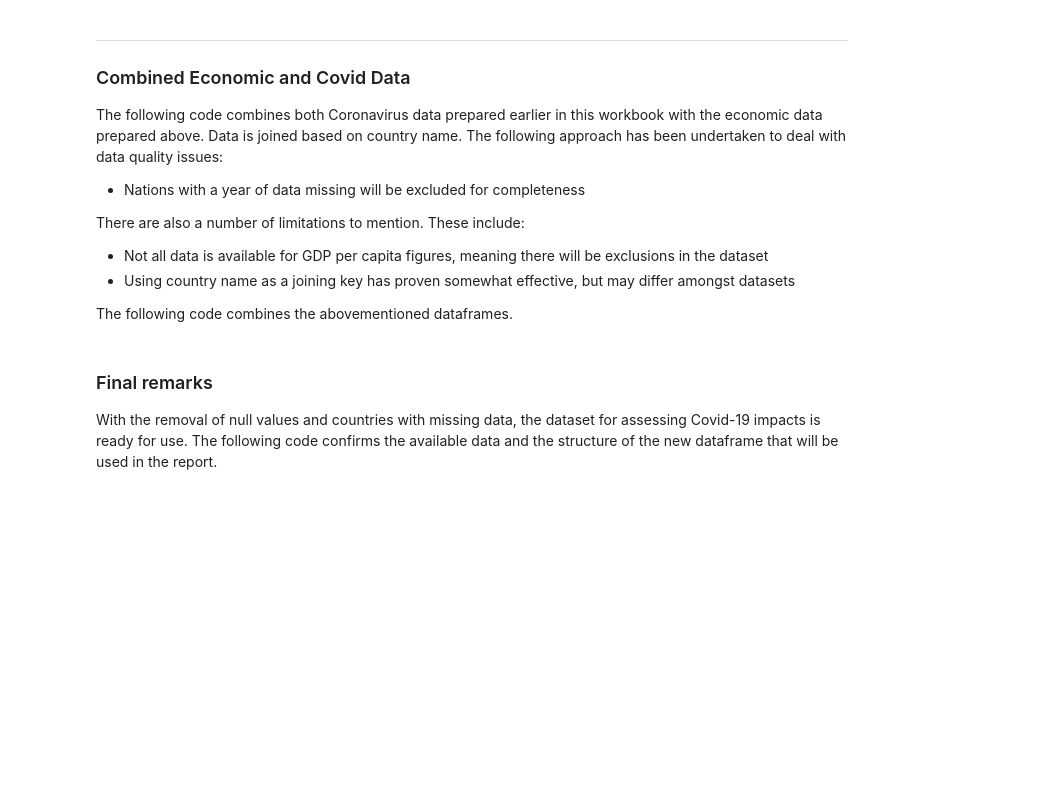
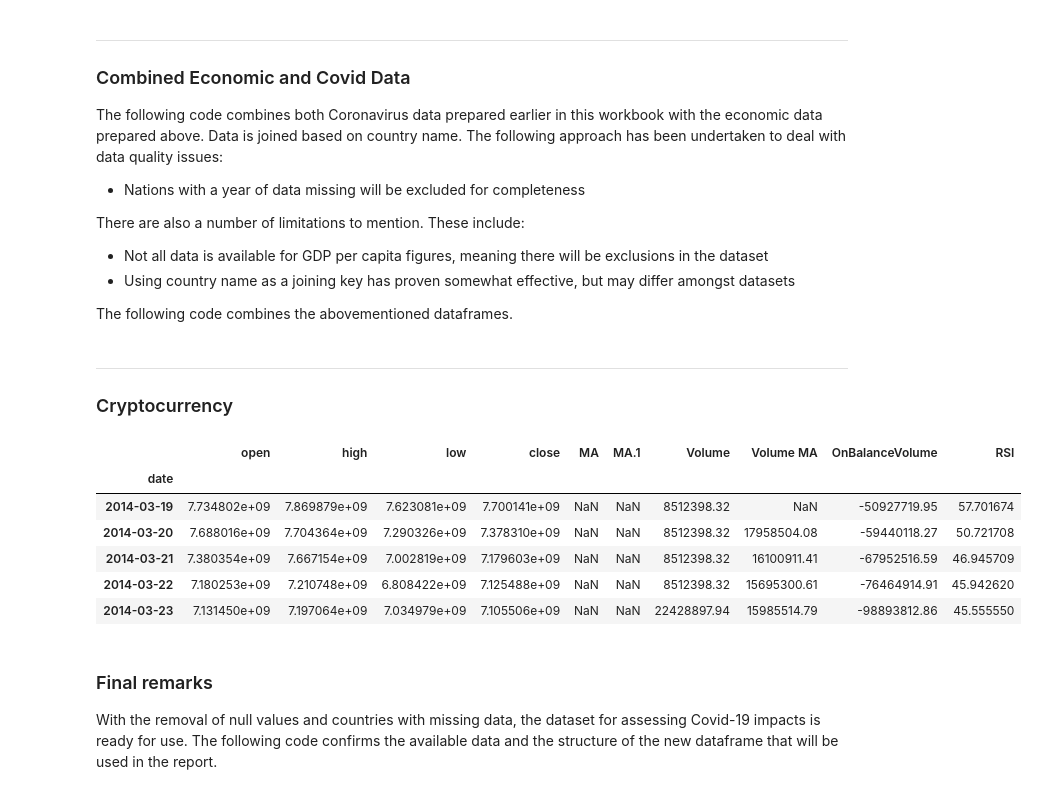
Before and after one commit to Arkiea/Project-1-group-B, a Jupyter notebook: Data Collection.ipynb, the cells around one changed output. Drawn from its saved outputs; the diff is of its cells as text; code cells hidden in the pictures; blank space fills up the shorter version.

Commit message:
Updated data collection and added CSV's

```diff
--- a/Data Collection.ipynb
+++ b/Data Collection.ipynb
@@ -210,3 +241,24 @@ eco_covid = eco_covid[eco_covid['Latitude'].notna()]
 
 # Select only relevant columns
 eco_covid = eco_covid.iloc[:,[0,2,3,4,6,7,9,10]]
+# %% [markdown]
+---
+
+### Cryptocurrency
+# %%
+# Specify the path used where the data is located
+crypto_tmc_path = Path("./crypto_tmc.csv")
+
+# Read the CSV file
+crypto_tmc_data = pd.read_csv(crypto_tmc_path, index_col="date", infer_datetime_format=True, parse_dates=True)
+
+# Generate sample data
+crypto_tmc_data.head(5)
+# %% [output]
+|  | open | high | low | close | MA | MA.1 | Volume | Volume MA | OnBalanceVolume | RSI |
+| date |  |  |  |  |  |  |  |  |  |  |
+| 2014-03-19 | 7.734802e+09 | 7.869879e+09 | 7.623081e+09 | 7.700141e+09 | NaN | NaN | 8512398.32 | NaN | -50927719.95 | 57.701674 |
+| 2014-03-20 | 7.688016e+09 | 7.704364e+09 | 7.290326e+09 | 7.378310e+09 | NaN | NaN | 8512398.32 | 17958504.08 | -59440118.27 | 50.721708 |
+| 2014-03-21 | 7.380354e+09 | 7.667154e+09 | 7.002819e+09 | 7.179603e+09 | NaN | NaN | 8512398.32 | 16100911.41 | -67952516.59 | 46.945709 |
+| 2014-03-22 | 7.180253e+09 | 7.210748e+09 | 6.808422e+09 | 7.125488e+09 | NaN | NaN | 8512398.32 | 15695300.61 | -76464914.91 | 45.942620 |
+| 2014-03-23 | 7.131450e+09 | 7.197064e+09 | 7.034979e+09 | 7.105506e+09 | NaN | NaN | 22428897.94 | 15985514.79 | -98893812.86 | 45.555550 |
```
Also changed, not shown: parts of 5 cells of this notebook, 2 other files.
